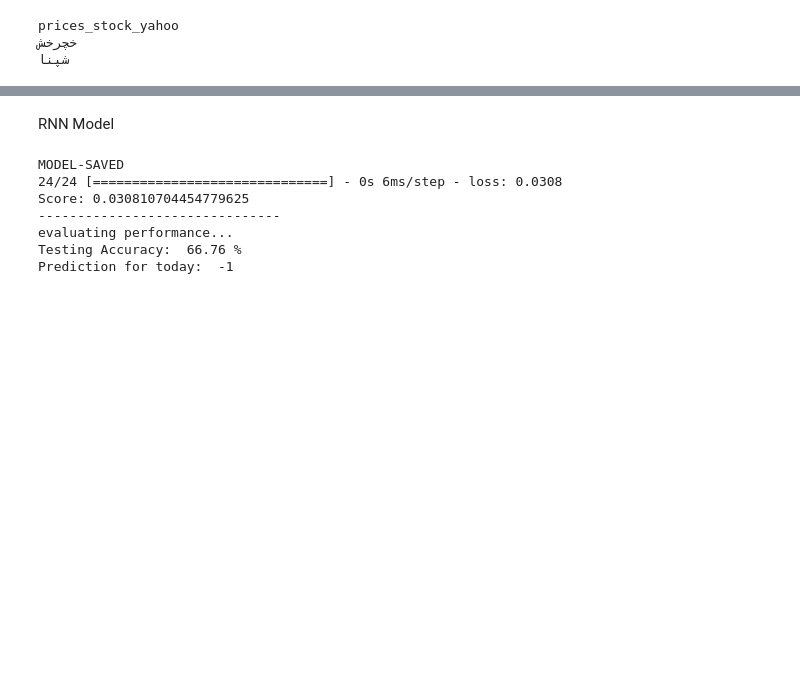
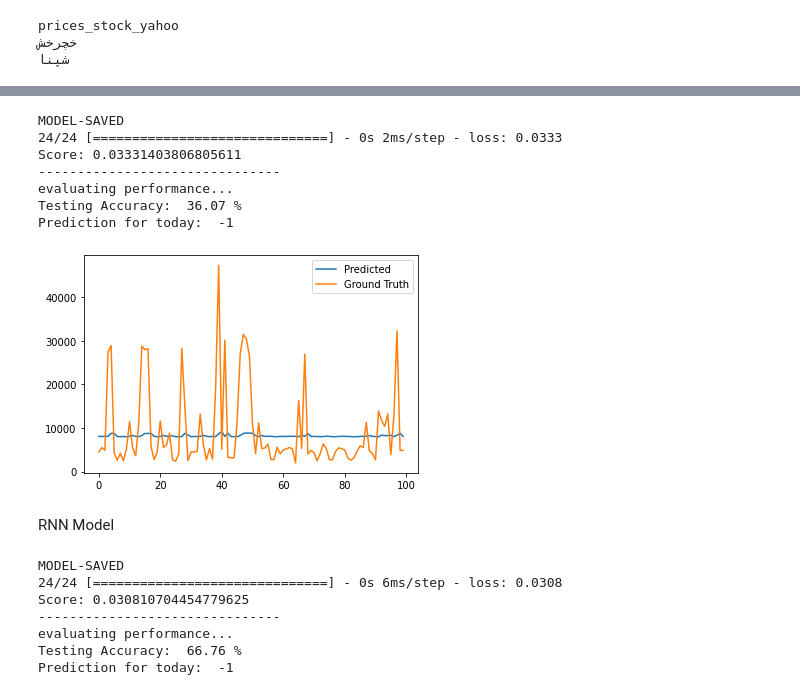
Before and after one commit to ZahraDehghanian97/stock_market, a Jupyter notebook: Stock.ipynb, the cells around one changed output, grey strips where cells are left out. Cells and saved outputs as stored; diff of their text form; code cells hidden in the pictures; blank space fills up the shorter version.

Commit message:
Created ARIMA, RNN, LSTM

```diff
--- a/Stock.ipynb
+++ b/Stock.ipynb
@@ -50,3 +60,82 @@ prices_stock_yahoo
+# %%
+prices = pd.read_csv('tickers_data/شپنا.csv', index_col=['date'])
+prices = prices[[ 'open', 'high', 'low', 'close']]
+# preparing label data
+prices_shift = prices.shift(-1)
+label = prices_shift['close']
+
+# adjusting the shape of both
+prices.drop(prices.index[len(prices)-1], axis=0, inplace=True)
+label.drop(label.index[len(label)-1], axis=0, inplace=True)
+
+# conversion to numpy array
+x, y = prices.values, label.values
+# scaling values for model
+x_scale = MinMaxScaler()
+y_scale = MinMaxScaler()
+X = x_scale.fit_transform(x)
+Y = y_scale.fit_transform(y.reshape(-1,1))
+# splitting train and test
+X_train, X_test, y_train, y_test = train_test_split(X, Y, test_size=0.33)
+X_train = X_train.reshape((-1,1,4))
+X_test = X_test.reshape((-1,1,4))
+# change today result with tomorrow to lean param tomorrow
+X_train = X_train [:-1]
+y_train = y_train[1:]
+y_test = y_test[1:]
+
+model_name = 'regressor'
+regressor = Sequential()
+regressor.add(LSTM(units = 50, return_sequences = True, input_shape = (1, 4)))
+regressor.add(Dropout(0.2))
+regressor.add(LSTM(units = 50, return_sequences = True))
+regressor.add(Dropout(0.2))
+regressor.add(LSTM(units = 50, return_sequences = True))
+regressor.add(Dropout(0.2))
+regressor.add(LSTM(units = 50))
+regressor.add(Dropout(0.2))
+regressor.add(Dense(units = 1))
+regressor.compile(optimizer = 'adam', loss = 'mean_squared_error')
+regressor.fit(X_train, y_train, epochs = 250, batch_size = 50 ,validation_split=0.1, verbose=0)
+regressor.save("{}.h5".format(model_name))
+print('MODEL-SAVED')
+
+# # load model
+# model = load_model("{}.h5".format(model_name))
+# print("MODEL-LOADED")
+
+x_test = X_test[:-1]
+score = regressor.evaluate(x_test, y_test)
+print('Score: {}'.format(score))
+
+yhat = regressor.predict(X_test)
+if yhat[-1]>yhat[-2] :
+   prediction_today = 1
+else :
+  prediction_today = -1
+yhat = yhat [:-1]
+print("-------------------------------")
+print('evaluating performance...')
+accuracy_model = evaluate_performance(y_test, yhat)
+print('Testing Accuracy: ', accuracy_model,"%")
+
+print('Prediction for today: ', prediction_today)
+
+yhat = y_scale.inverse_transform(yhat)
+y_test = y_scale.inverse_transform(y_test)
+plt.plot(yhat[-100:], label='Predicted')
+plt.plot(y_test[-100:], label='Ground Truth')
+plt.legend()
+plt.show()
+# %% [output]
+MODEL-SAVED
+24/24 [==============================] - 0s 2ms/step - loss: 0.0333
+Score: 0.03331403806805611
+-------------------------------
+evaluating performance...
+Testing Accuracy:  36.07 %
+Prediction for today:  -1
+[figure, added]
 # %% [markdown]
 RNN Model
 # %%
```
Also changed, not shown: parts of 3 cells of this notebook.
